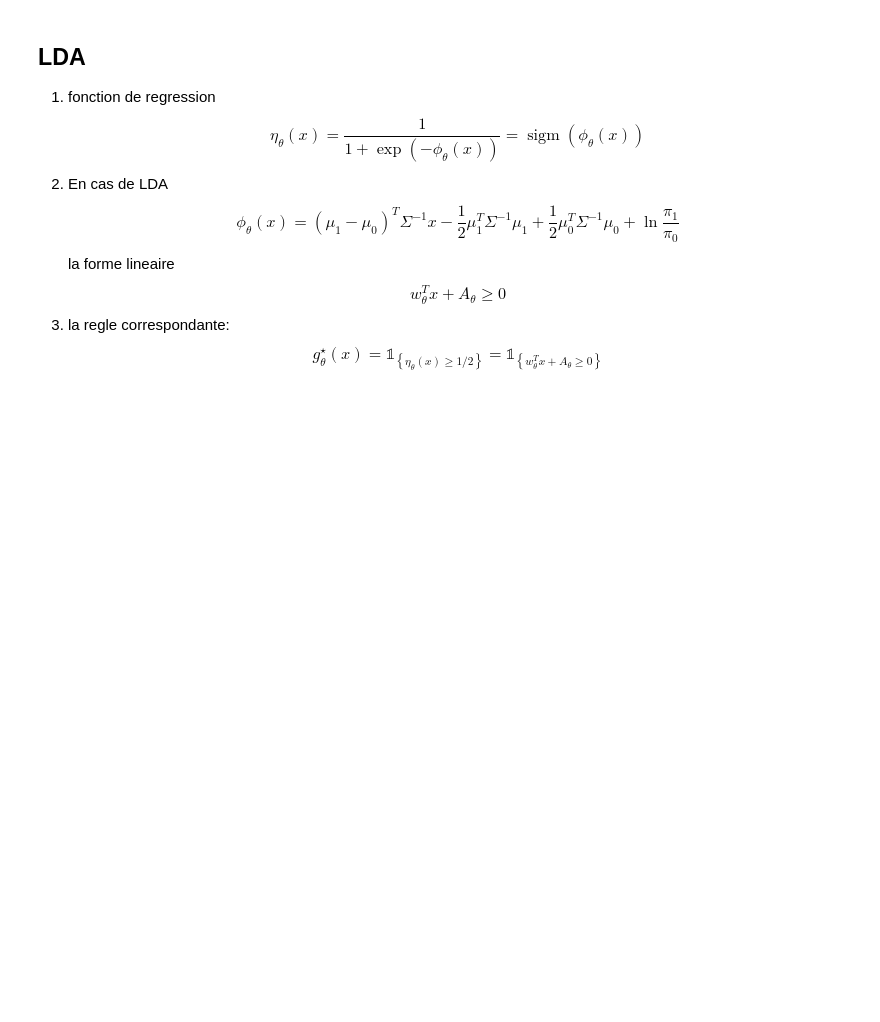
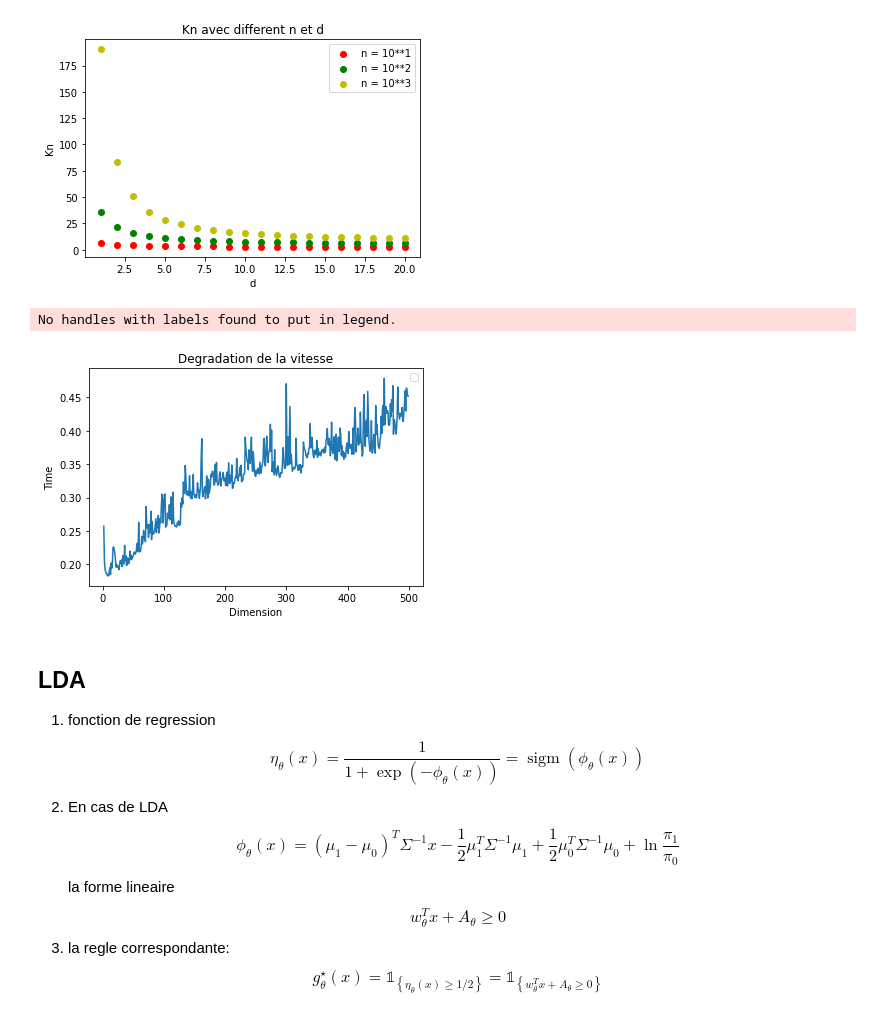
Before and after one commit to LucienJi/Test, a Jupyter notebook: DM3.ipynb, the cells around one changed output. Cells and saved outputs as stored; diff of their text form; code cells hidden in the pictures; blank space fills up the shorter version.

```diff
--- a/DM3.ipynb
+++ b/DM3.ipynb
@@ -151,3 +167,70 @@ plt.show()
+# %%
+n = 10**3
+
+def kn(n,d):
+    i = d/(d+2)
+    j = 1 - i
+    return np.power(np.log(n),i)*np.power(n,j)
+
+ds = np.arange(1,21,1)
+res = kn(n,ds)
+c = ['r','g','y']
+for i in range(1,4):
+    n = 10**i
+    res = kn(n,ds)
+    plt.scatter(ds,res,c=c[i-1],label='n = 10**{}'.format(i))
+plt.title("Kn avec different n et d")
+plt.xlabel('d')
+plt.ylabel('Kn')
+plt.legend()
+plt.show()
+
+ds = np.arange(2,500)
+vitesse = np.ones(len(ds))
+
+def vitesse_test(dim):
+    n_label0 = 500
+    n_label1 = 500
+    mean_0 = np.ones(dim)*0.5
+    mean_1 = np.ones(dim) * -0.5
+    cov_0 = np.ones(dim)
+    cov_1 = np.ones(dim)
+    res0 = multivariate_normal.rvs(mean=mean_0,cov=cov_0,size=n_label0)
+    res1 = multivariate_normal.rvs(mean=mean_1,cov=cov_1,size=n_label1)
+    X0 = np.array(res0)
+    X1 = np.array(res1)
+    label0 = np.zeros(shape=(len(res0),1))
+    label1 = np.ones(shape=(len(res1),1))
+    X_train = np.concatenate([X0,X1],0)
+    Y_train = np.concatenate([label0,label1],0)
+
+    x0 = multivariate_normal.rvs(mean=mean_0,cov=cov_0,size=10)
+    x1 = multivariate_normal.rvs(mean=mean_1,cov=cov_1,size=10)
+    label0 = np.zeros(shape=(len(x0),1))
+    label1 = np.ones(shape=(len(x1),1))
+    X_test = np.concatenate([x0,x1],axis = 0)
+    Y_test = np.concatenate([label0,label1],axis=0).reshape(20,)
+    knn = KNN()
+    starttime = time.time()
+    knn.train(X_train,Y_train)
+    prediction = knn.predict(X_test)
+    endtime = time.time()
+    #err = np.sum(np.abs(prediction- Y_test))/100
+    return endtime - starttime
+
+for i in range(len(ds)):
+    vitesse[i] = vitesse_test(ds[i])
+fig = plt.figure()
+ax1 = fig.add_subplot(111)
+ax1.plot(ds,vitesse)
+ax1.set(title = 'Degradation de la vitesse',xlabel = 'Dimension',ylabel='Time')
+ax1.legend()
+
+plt.show()
+# %% [output]
+[figure, added]
+No handles with labels found to put in legend.
+[figure, added]
 # %% [markdown]
 ## LDA
 1. fonction de regression $$\eta_{\theta}(x)=\frac{1}{1+\exp \left(-\phi_{\theta}(x)\right)}=\operatorname{sigm}\left(\phi_{\theta}(x)\right)$$
```
Also changed, not shown: parts of 8 cells of this notebook, 2 other files.
